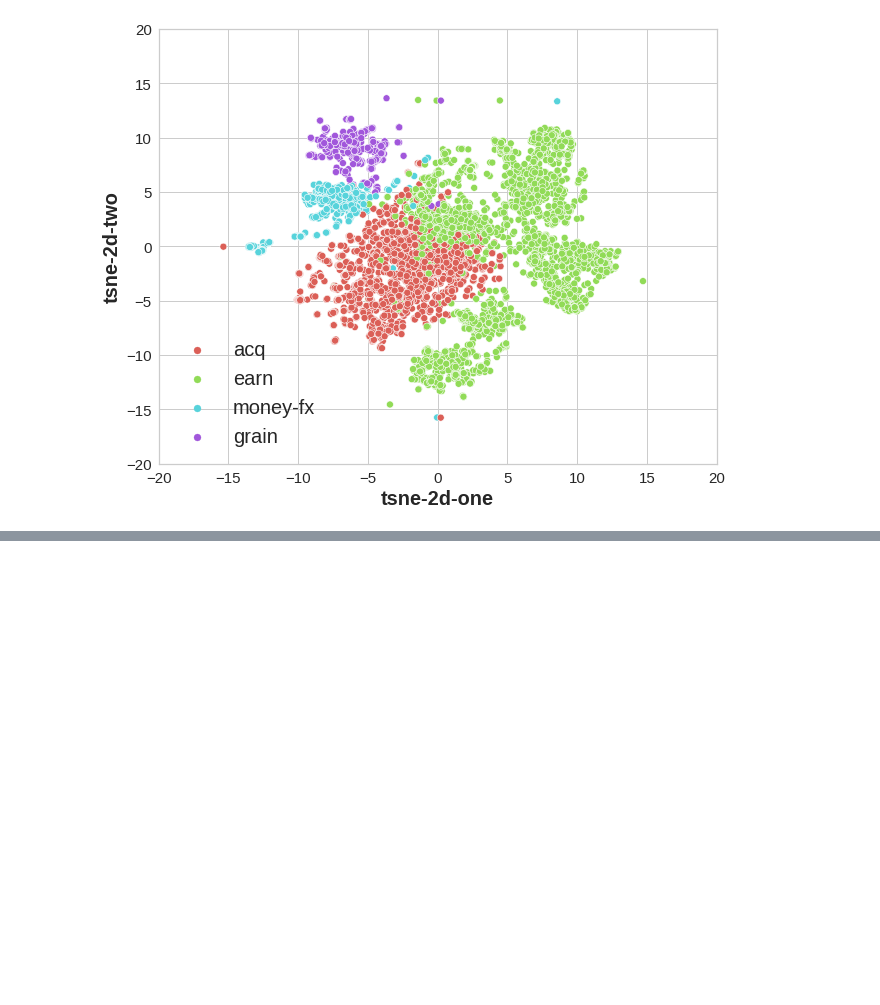
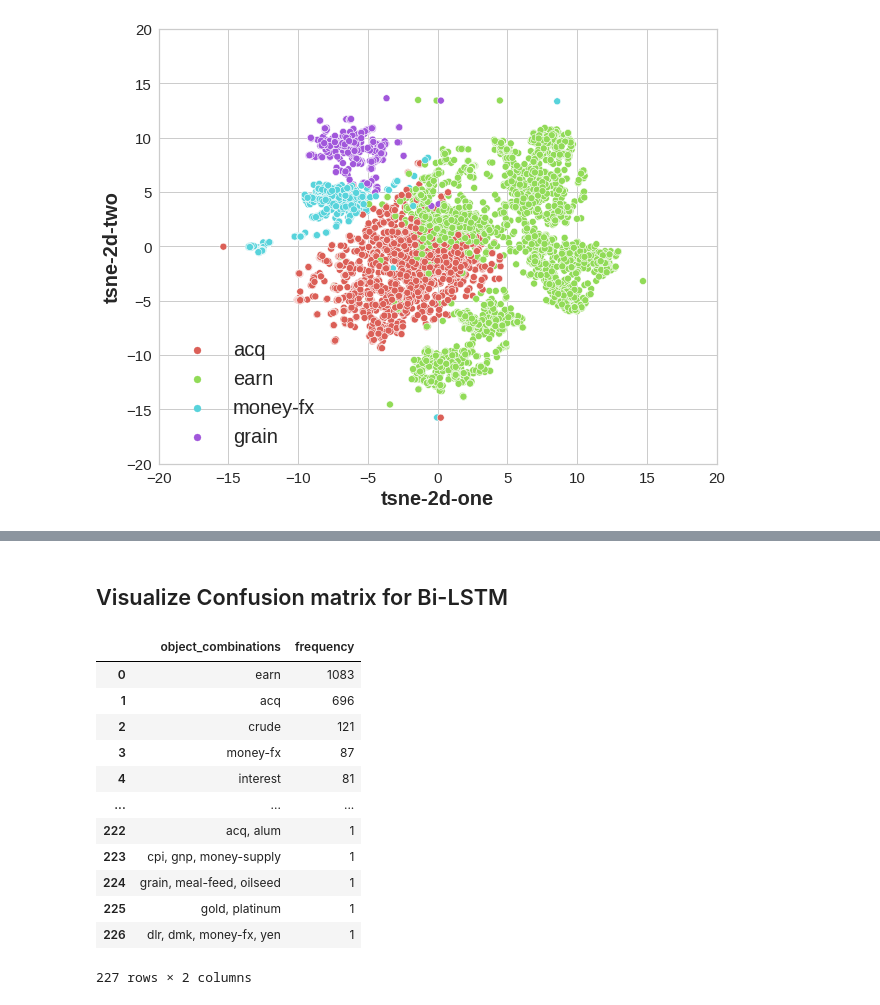
Before and after one commit to leilin-research/reuters, a Jupyter notebook: Reuters_DataVisualization.ipynb, the cells around one changed output, grey strips where cells are left out. Cells and saved outputs as stored; diff of their text form; code cells hidden in the pictures; blank space fills up the shorter version.

```diff
--- a/Reuters_DataVisualization.ipynb
+++ b/Reuters_DataVisualization.ipynb
@@ -779,0 +415,2 @@ seq.split(" ")
+# %% [markdown]
+## Visualize Confusion matrix for Bi-LSTM
@@ -779,0 +432,47 @@ seq.split(" ")
+# %%
+predict_label = []
+for i in range(LSTM_pred.shape[0]):
+    tmp = ''
+    for k in range(LSTM_pred.shape[1]):
+        if LSTM_pred[i, k] == 1:
+            if tmp != '':
+                tmp += ', '
+
+            tmp += object_class[k]
+
+
+    predict_label.append(tmp)
+
+target_label = []
+for i in range(label_test.shape[0]):
+    tmp = ''
+    for k in range(label_test.shape[1]):
+        if label_test[i, k] == 1:
+            if tmp != '':
+                tmp += ', '
+
+            tmp += object_class[k]
+
+
+    target_label.append(tmp)
+
+counter=collections.Counter(target_label)
+
+counter = pd.DataFrame.from_dict(counter, orient='index').reset_index()
+counter.columns = ['object_combinations', 'frequency']
+counter = counter.sort_values(by = ['frequency'], ascending=False).reset_index(drop = True)
+counter
+# %% [output]
+|  | object_combinations | frequency |
+| 0 | earn | 1083 |
+| 1 | acq | 696 |
+| 2 | crude | 121 |
+| 3 | money-fx | 87 |
+| 4 | interest | 81 |
+| ... | ... | ... |
+| 222 | acq, alum | 1 |
+| 223 | cpi, gnp, money-supply | 1 |
+| 224 | grain, meal-feed, oilseed | 1 |
+| 225 | gold, platinum | 1 |
+| 226 | dlr, dmk, money-fx, yen | 1 |
+227 rows × 2 columns
```
Also changed, not shown: parts of 35 cells of this notebook, 4 other files.
